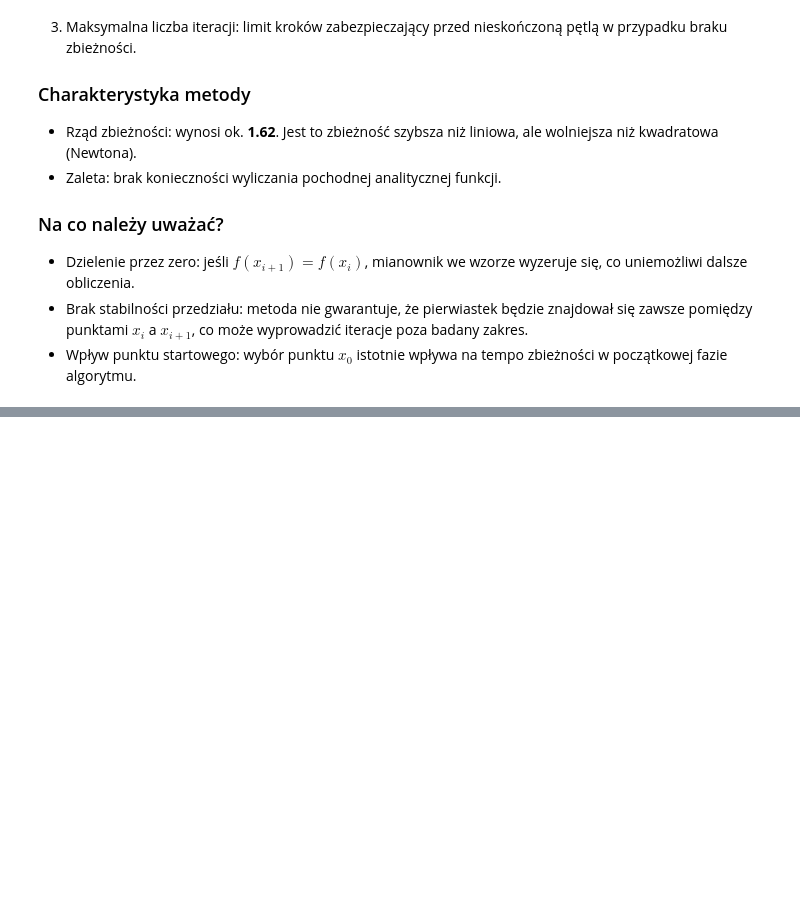
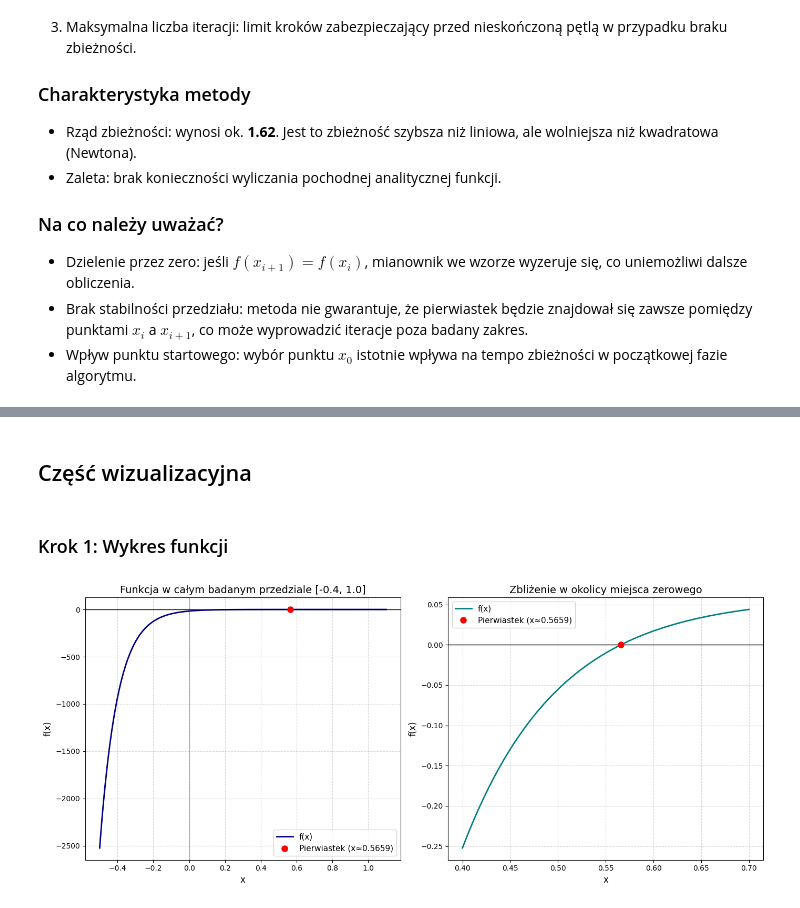
Before and after one commit to Veexeq/MOwNiT, a Jupyter notebook: lab7/main.ipynb, the cells around one changed output, grey strips where cells are left out. Cells and saved outputs as stored; diff of their text form; code cells hidden in the pictures; blank space fills up the shorter version.

```diff
--- a/lab7/main.ipynb
+++ b/lab7/main.ipynb
@@ -242,0 +242,58 @@ Eksperyment dla metody siecznych zakończony. Dane zapisano do 'wyniki_sieczne.c
+# %% [markdown]
+## Część wizualizacyjna
+# %% [markdown]
+### Krok 1: Wykres funkcji
+# %%
+import numpy as np
+import matplotlib.pyplot as plt
+
+# 1. Parametry Twojej funkcji
+M, N = 17, 10
+SOLUTION = 0.5659029143251876753
+
+def f(x):
+    return M * x * np.exp(-N) - M * np.exp(-N * x) + 1/M
+
+# 2. Generowanie siatki punktów (dziedziny)
+# Wykres 1: Pełen badany przedział (z lekkim marginesem dla lepszej widoczności)
+x_full = np.linspace(-0.5, 1.1, 500)
+y_full = f(x_full)
+
+# Wykres 2: Zbliżenie na miejsce zerowe (np. od 0.4 do 0.7)
+x_zoom = np.linspace(0.4, 0.7, 500)
+y_zoom = f(x_zoom)
+
+# 3. Tworzenie figury z dwoma wykresami (1 wiersz, 2 kolumny)
+fig, (ax1, ax2) = plt.subplots(1, 2, figsize=(14, 6))
+
+# --- Wykres 1: Pełny widok ---
+ax1.plot(x_full, y_full, label='f(x)', color='navy', linewidth=2)
+ax1.axhline(0, color='black', linewidth=1) # Oś X
+ax1.axvline(0, color='black', linewidth=1, alpha=0.3) # Oś Y
+# Zaznaczenie miejsca zerowego
+ax1.plot(SOLUTION, 0, 'ro', markersize=8, label=f'Pierwiastek (x≈{SOLUTION:.4f})')
+
+ax1.set_title('Funkcja w całym badanym przedziale [-0.4, 1.0]', fontsize=14)
+ax1.set_xlabel('x', fontsize=12)
+ax1.set_ylabel('f(x)', fontsize=12)
+ax1.grid(True, linestyle='--', alpha=0.5)
+ax1.legend(fontsize=11)
+
+# --- Wykres 2: Zbliżenie (Zoom) ---
+ax2.plot(x_zoom, y_zoom, label='f(x)', color='teal', linewidth=2)
+ax2.axhline(0, color='black', linewidth=1) # Oś X
+# Zaznaczenie miejsca zerowego
+ax2.plot(SOLUTION, 0, 'ro', markersize=8, label=f'Pierwiastek (x≈{SOLUTION:.4f})')
+
+ax2.set_title('Zbliżenie w okolicy miejsca zerowego', fontsize=14)
+ax2.set_xlabel('x', fontsize=12)
+ax2.set_ylabel('f(x)', fontsize=12)
+ax2.grid(True, linestyle='--', alpha=0.5)
+ax2.legend(fontsize=11)
+
+# 4. Zapis do pliku i wyświetlenie
+plt.tight_layout() # Automatycznie dopasowuje odstępy, żeby teksty się nie nachodziły
+plt.savefig('wykresy_funkcji_f.png', dpi=300, bbox_inches='tight')
+plt.show()
+# %% [output]
+[figure, added]
```
Also changed, not shown: parts of 5 cells of this notebook, 3 other files.
